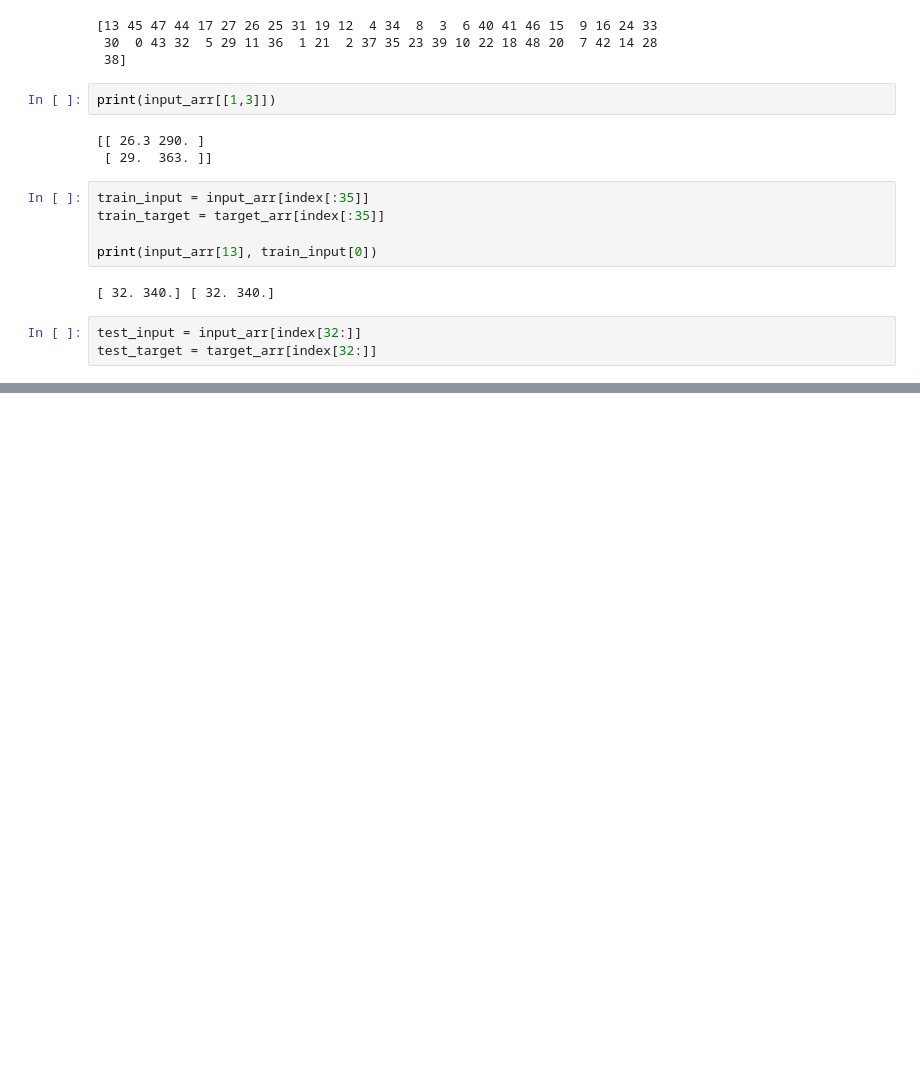
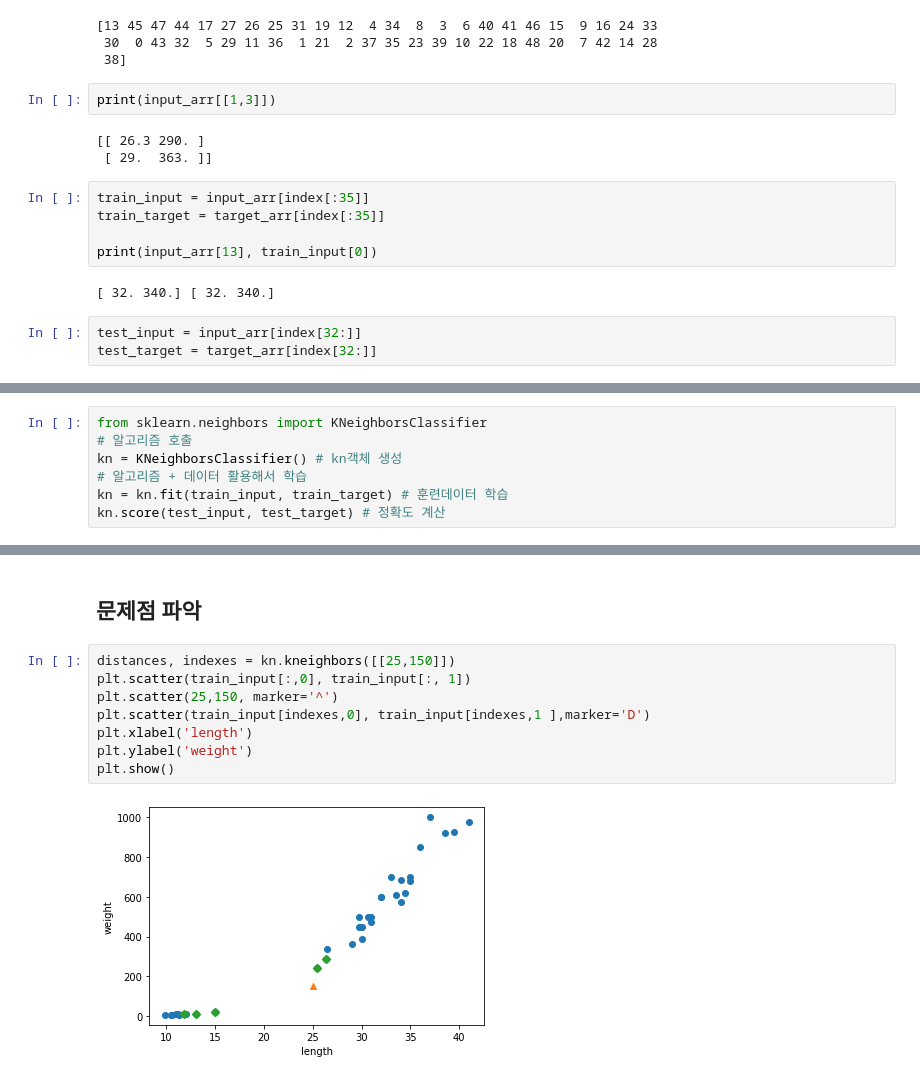
Before and after one commit to yipf1123/human_edu, a Jupyter notebook: Python/230327머신러닝.ipynb, the cells around one changed output, grey strips where cells are left out. Drawn from its saved outputs; the diff is of its cells as text; blank space fills up the shorter version.

```diff
--- a/Python/230327머신러닝.ipynb
+++ b/Python/230327머신러닝.ipynb
@@ -171,0 +240,7 @@ plt.show()
+# %%
+from sklearn.neighbors import KNeighborsClassifier
+# 알고리즘 호출
+kn = KNeighborsClassifier() # kn객체 생성
+# 알고리즘 + 데이터 활용해서 학습
+kn = kn.fit(train_input, train_target) # 훈련데이터 학습
+kn.score(test_input, test_target) # 정확도 계산
@@ -171,0 +263,12 @@ plt.show()
+# %% [markdown]
+## 문제점 파악
+# %%
+distances, indexes = kn.kneighbors([[25,150]])
+plt.scatter(train_input[:,0], train_input[:, 1])
+plt.scatter(25,150, marker='^')
+plt.scatter(train_input[indexes,0], train_input[indexes,1 ],marker='D')
+plt.xlabel('length')
+plt.ylabel('weight')
+plt.show()
+# %% [output]
+[figure, added]
```
Also changed, not shown: parts of 43 cells of this notebook.
